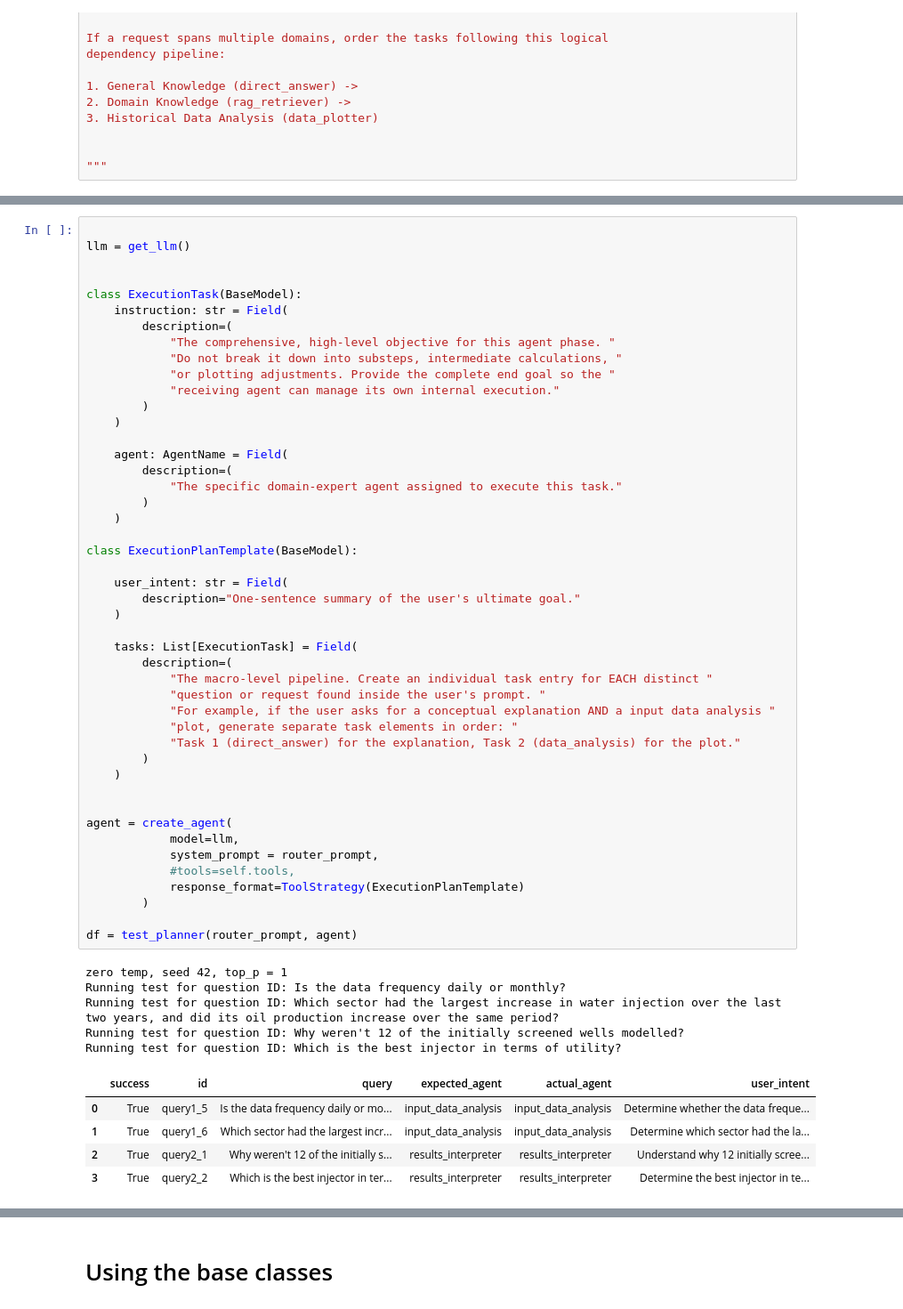
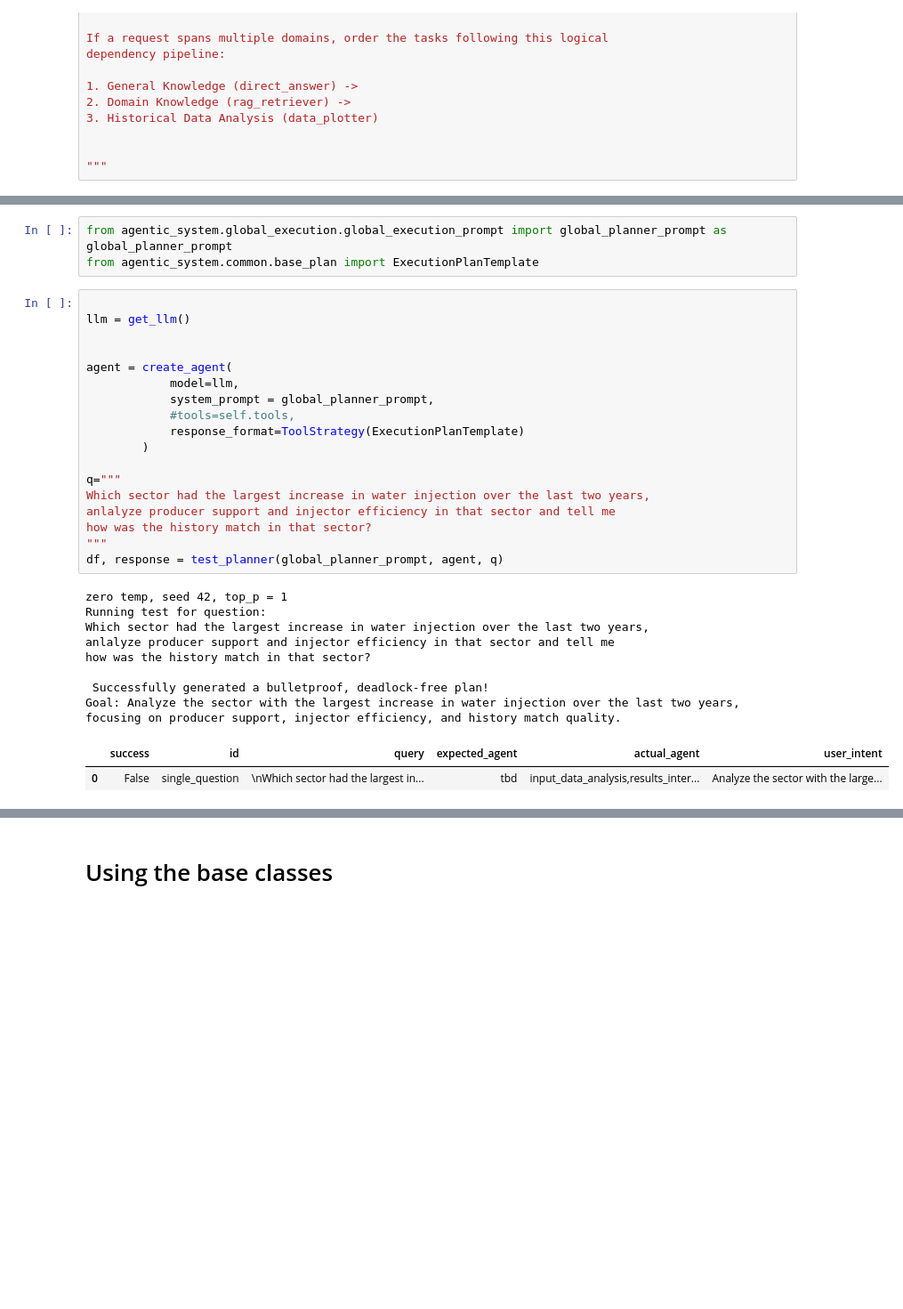
Before and after one commit to xavierbox/AgenticWaterfloodInsights3, a Jupyter notebook: agentic_system/notebooks/B1_SimpleRouter.ipynb, the cells around one changed output, grey strips where cells are left out. Shown at 89% size. Saved outputs shown, nothing was run; the diff lists cells and outputs as text; blank space fills up the shorter version.

```diff
--- a/agentic_system/notebooks/B1_SimpleRouter.ipynb
+++ b/agentic_system/notebooks/B1_SimpleRouter.ipynb
@@ -952,57 +980,32 @@ def test_planner( prompt, agent ):
+# %%
+from agentic_system.global_execution.global_execution_prompt import global_planner_prompt as global_planner_prompt
+from agentic_system.common.base_plan import ExecutionPlanTemplate
 # %%
 
 llm = get_llm()
 
 
-class ExecutionTask(BaseModel):
-    instruction: str = Field(
-        description=(
-            "The comprehensive, high-level objective for this agent phase. "
-            "Do not break it down into substeps, intermediate calculations, "
-            "or plotting adjustments. Provide the complete end goal so the "
-            "receiving agent can manage its own internal execution."
-        )
-    )
-
-    agent: AgentName = Field(
-        description=(
-            "The specific domain-expert agent assigned to execute this task."
-        )
-    )
-
-class ExecutionPlanTemplate(BaseModel):
-
-    user_intent: str = Field(
-        description="One-sentence summary of the user's ultimate goal."
-    )
-
-    tasks: List[ExecutionTask] = Field(
-        description=(
-            "The macro-level pipeline. Create an individual task entry for EACH distinct "
-            "question or request found inside the user's prompt. "
-            "For example, if the user asks for a conceptual explanation AND a input data analysis "
-            "plot, generate separate task elements in order: "
-            "Task 1 (direct_answer) for the explanation, Task 2 (data_analysis) for the plot."
-        )
-    )
-
-
 agent = create_agent(
             model=llm,
-            system_prompt = router_prompt,
+            system_prompt = global_planner_prompt,
             #tools=self.tools,
             response_format=ToolStrategy(ExecutionPlanTemplate)
         )
 
-df = test_planner(router_prompt, agent)
+q="""
+Which sector had the largest increase in water injection over the last two years,
+anlalyze producer support and injector efficiency in that sector and tell me
+how was the history match in that sector?
+"""
+df, response = test_planner(global_planner_prompt, agent, q)
 # %% [output]
 zero temp, seed 42, top_p = 1
-Running test for question ID: Is the data frequency daily or monthly?
-Running test for question ID: Which sector had the largest increase in water injection over the last two years, and did its oil production increase over the same period?
-Running test for question ID: Why weren't 12 of the initially screened wells modelled?
-Running test for question ID: Which is the best injector in terms of utility?
+Running test for question:
+Which sector had the largest increase in water injection over the last two years,
+anlalyze producer support and injector efficiency in that sector and tell me
+how was the history match in that sector?
+
+ Successfully generated a bulletproof, deadlock-free plan!
+Goal: Analyze the sector with the largest increase in water injection over the last two years, focusing on producer support, injector efficiency, and history match quality.
 |  | success | id | query | expected_agent | actual_agent | user_intent |
-| 0 | True | query1_5 | Is the data frequency daily or mo... | input_data_analysis | input_data_analysis | Determine whether the data freque... |
-| 1 | True | query1_6 | Which sector had the largest incr... | input_data_analysis | input_data_analysis | Determine which sector had the la... |
-| 2 | True | query2_1 | Why weren't 12 of the initially s... | results_interpreter | results_interpreter | Understand why 12 initially scree... |
-| 3 | True | query2_2 | Which is the best injector in ter... | results_interpreter | results_interpreter | Determine the best injector in te... |
+| 0 | False | single_question | \nWhich sector had the largest in... | tbd | input_data_analysis,results_inter... | Analyze the sector with the large... |
```
Also changed, not shown: parts of 7 cells of this notebook, 2 other files.
